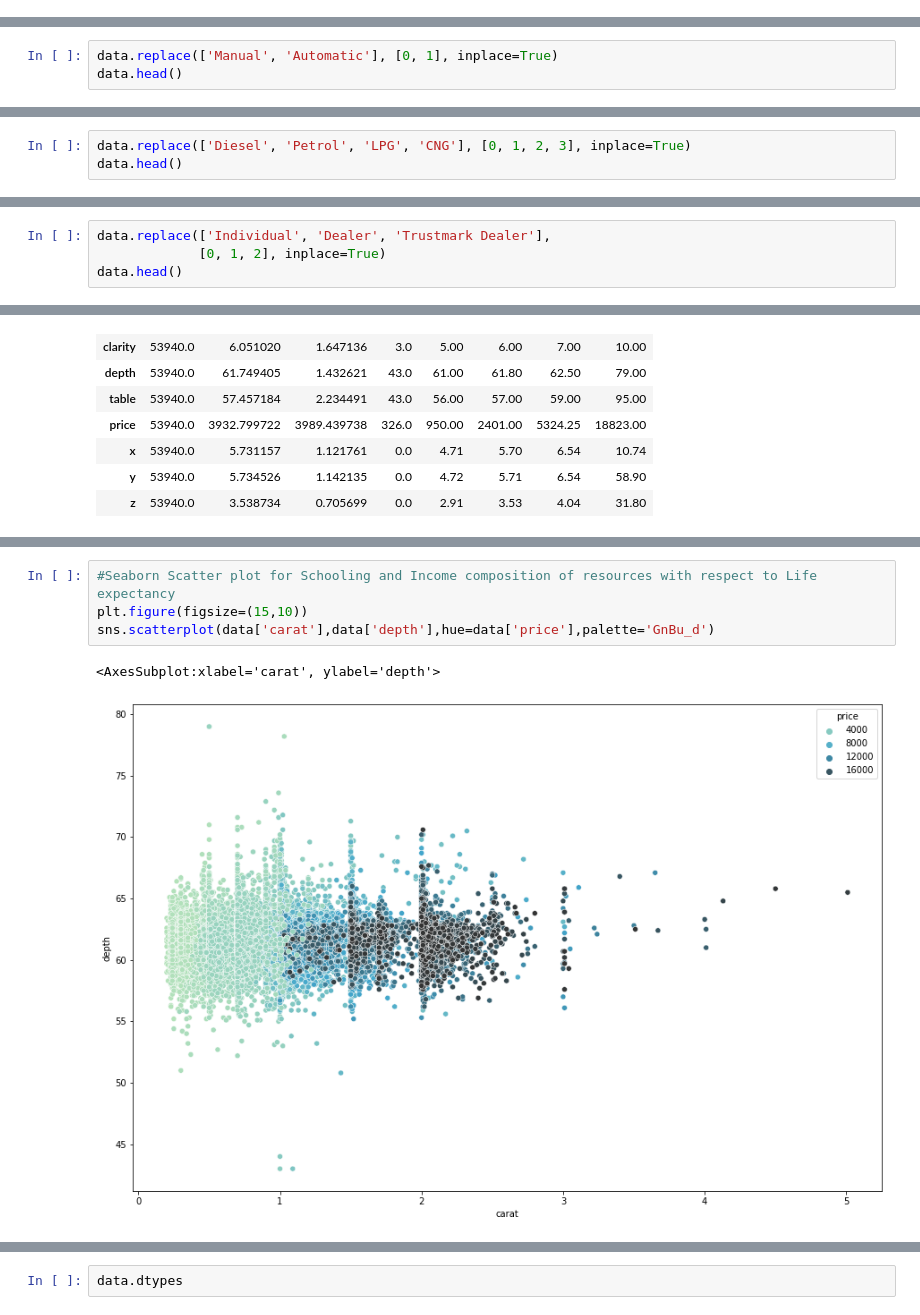
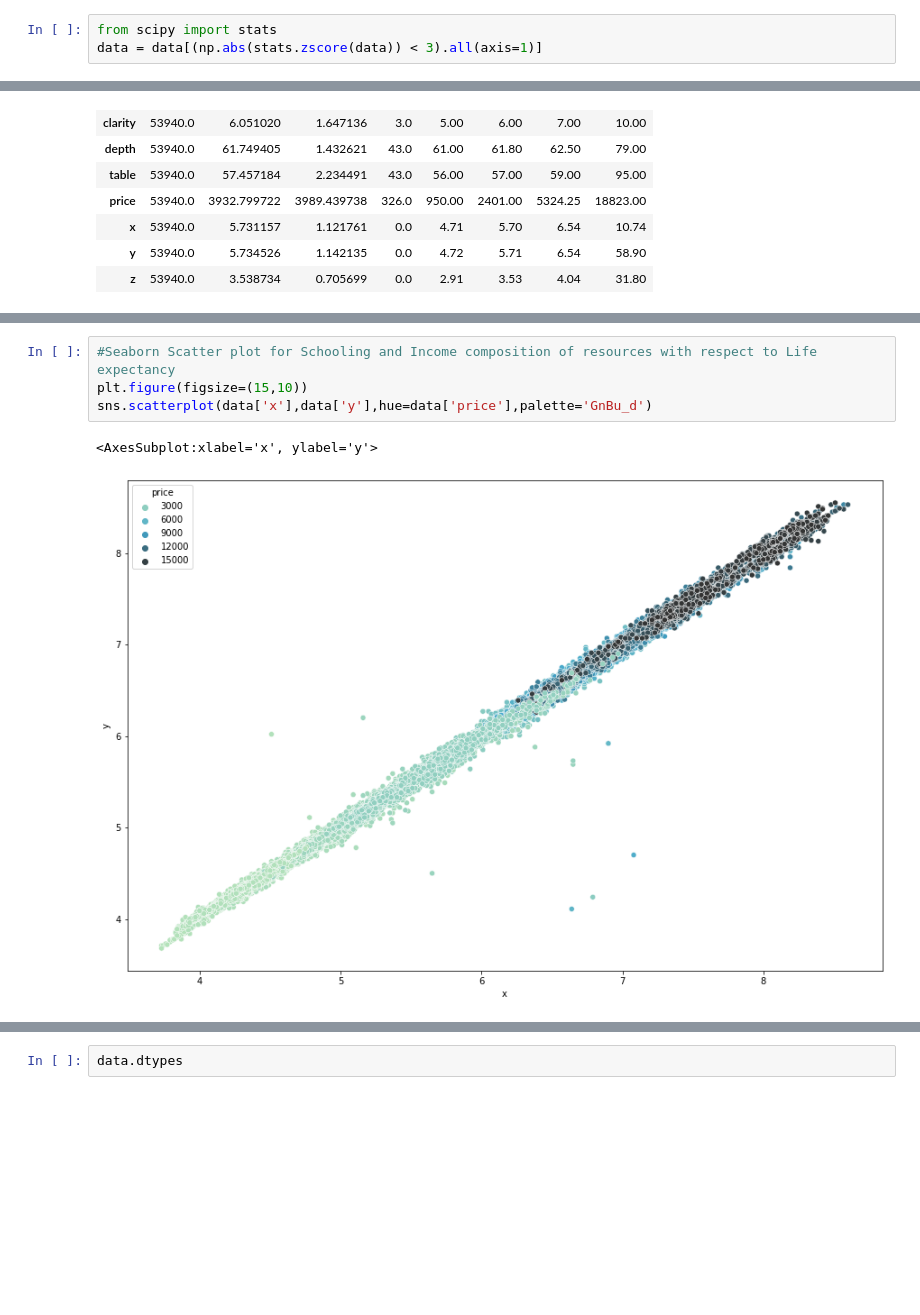
Before and after one commit to Omar-Gebal/Diamonds-Statistical-Analysis-Regression-Classification, a Jupyter notebook: notebook.ipynb, the cells around one changed output, grey strips where cells are left out. Cells and saved outputs as stored; diff of their text form; blank space fills up the shorter version.

```diff
--- a/notebook.ipynb
+++ b/notebook.ipynb
@@ -49,0 +100,3 @@ data.head()
+# %%
+from scipy import stats
+data = data[(np.abs(stats.zscore(data)) < 3).all(axis=1)]
@@ -94,3 +144,0 @@ We use Dataframe.replace() for that.
-# %%
-data.replace(['Manual', 'Automatic'], [0, 1], inplace=True)
-data.head()
@@ -108,3 +144,0 @@ array(['Diesel', 'Petrol', 'LPG', 'CNG'], dtype=object)
-# %%
-data.replace(['Diesel', 'Petrol', 'LPG', 'CNG'], [0, 1, 2, 3], inplace=True)
-data.head()
@@ -122,4 +144,0 @@ array(['Individual', 'Dealer', 'Trustmark Dealer'], dtype=object)
-# %%
-data.replace(['Individual', 'Dealer', 'Trustmark Dealer'],
-             [0, 1, 2], inplace=True)
-data.head()
@@ -381,7 +354,7 @@ plt.show()
 # %%
 #Seaborn Scatter plot for Schooling and Income composition of resources with respect to Life expectancy
 plt.figure(figsize=(15,10))
-sns.scatterplot(data['carat'],data['depth'],hue=data['price'],palette='GnBu_d')
+sns.scatterplot(data['x'],data['y'],hue=data['price'],palette='GnBu_d')
 # %% [output]
-<AxesSubplot:xlabel='carat', ylabel='depth'>
+<AxesSubplot:xlabel='x', ylabel='y'>
-[figure, old version]
+[figure, new version]
```
Also changed, not shown: parts of 54 cells of this notebook.
